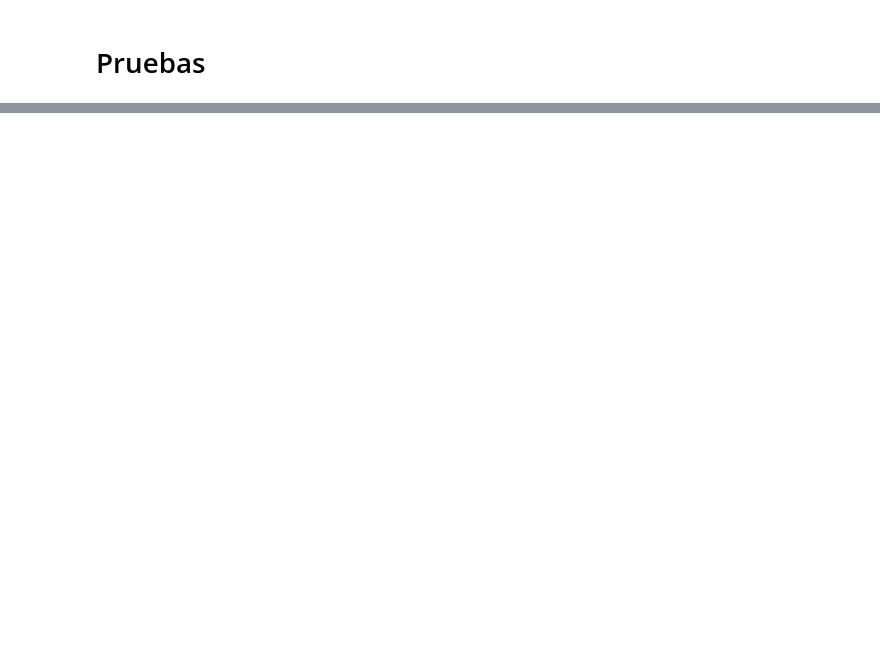
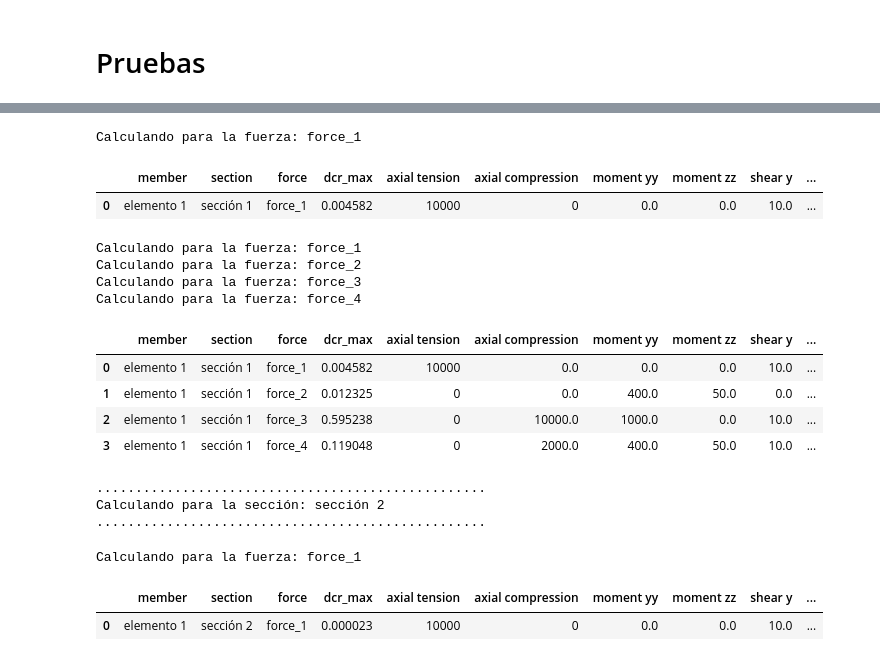
Before and after one commit to ingahnavarro/timber_nds, a Jupyter notebook: tutorials/timber_design_notebook.ipynb, the cells around one changed output, grey strips where cells are left out. Drawn from its saved outputs; the diff is of its cells as text; code cells hidden in the pictures; blank space fills up the shorter version.

```diff
--- a/tutorials/timber_design_notebook.ipynb
+++ b/tutorials/timber_design_notebook.ipynb
@@ -374,0 +543,54 @@ def test_calculate_density_at_moisture_content_invalid_input():
+# %%
+force_results = design.check_for_all_forces(
+    section, element, force, wood_material, ft_factors,
+    fb_factors_yy, fb_factors_zz,
+    fv_factors,
+    fc_factors_yy, fc_factors_zz, fc_perp_factors,
+    e_factors
+    )
+# %% [output]
+Calculando para la fuerza: force_1
+# %%
+force_results
+# %% [output]
+|  | member | section | force | dcr_max | axial tension | axial compression | moment yy | moment zz | shear y | ... |
+| 0 | elemento 1 | sección 1 | force_1 | 0.004582 | 10000 | 0 | 0.0 | 0.0 | 10.0 | ... |
+# %%
+forces_results = design.check_for_all_forces(
+    section, element, list_forces, wood_material, ft_factors,
+    fb_factors_yy, fb_factors_zz,
+    fv_factors,
+    fc_factors_yy, fc_factors_zz, fc_perp_factors,
+    e_factors
+    )
+# %% [output]
+Calculando para la fuerza: force_1
+Calculando para la fuerza: force_2
+Calculando para la fuerza: force_3
+Calculando para la fuerza: force_4
+# %%
+forces_results
+# %% [output]
+|  | member | section | force | dcr_max | axial tension | axial compression | moment yy | moment zz | shear y | ... |
+| 0 | elemento 1 | sección 1 | force_1 | 0.004582 | 10000 | 0.0 | 0.0 | 0.0 | 10.0 | ... |
+| 1 | elemento 1 | sección 1 | force_2 | 0.012325 | 0 | 0.0 | 400.0 | 50.0 | 0.0 | ... |
+| 2 | elemento 1 | sección 1 | force_3 | 0.595238 | 0 | 10000.0 | 1000.0 | 0.0 | 10.0 | ... |
+| 3 | elemento 1 | sección 1 | force_4 | 0.119048 | 0 | 2000.0 | 400.0 | 50.0 | 10.0 | ... |
+# %%
+section_result = design.check_for_all_sections(
+    section_2, element, force, wood_material, ft_factors,
+    fb_factors_yy, fb_factors_zz,
+    fv_factors,
+    fc_factors_yy, fc_factors_zz, fc_perp_factors,
+    e_factors
+    )
+# %% [output]
+..................................................
+Calculando para la sección: sección 2
+..................................................
+Calculando para la fuerza: force_1
+# %%
+section_result
+# %% [output]
+|  | member | section | force | dcr_max | axial tension | axial compression | moment yy | moment zz | shear y | ... |
+| 0 | elemento 1 | sección 2 | force_1 | 0.000023 | 10000 | 0 | 0.0 | 0.0 | 10.0 | ... |
```
Also changed, not shown: parts of 24 cells of this notebook, 11 other files.
